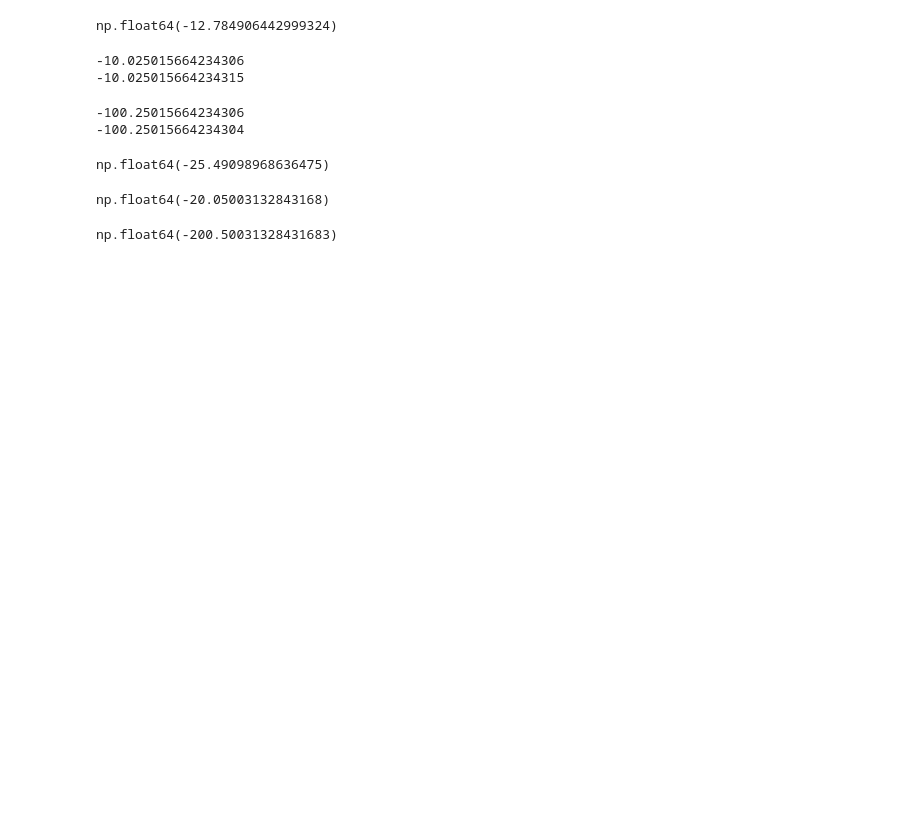
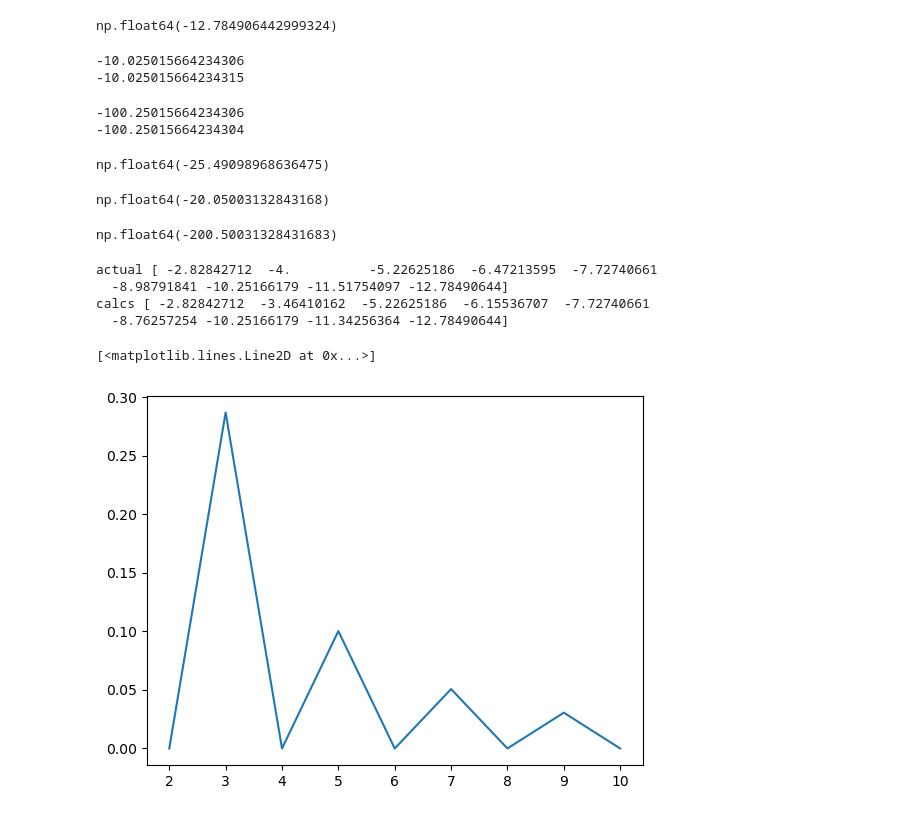
Before and after one commit to tlin06/kans_urop, a Jupyter notebook: TFIM_info/energy_per_site.ipynb, the cells around one changed output. Drawn from its saved outputs; the diff is of its cells as text; code cells hidden in the pictures; blank space fills up the shorter version.

Commit message:
exact GSE calc for evens and checking eloc const for GS

```diff
--- a/TFIM_info/energy_per_site.ipynb
+++ b/TFIM_info/energy_per_site.ipynb
@@ -53,3 +54,23 @@ np.float64(-20.05003132843168)
 ground_state_energy_per_site(10, 20) * 20
 # %% [output]
 np.float64(-200.50031328431683)
+# %%
+J = 1; Gamma = 1
+ns = [n for n in range(2, 11)]
+actuals = []
+calcs = []
+for n in ns:
+    actuals.append(lib.TFIM_hamiltonian(n, J, Gamma).eigenstates()[0][0])
+    calcs.append(n * ground_state_energy_per_site(Gamma, n))
+actuals = np.array(actuals)
+calcs = np.array(calcs)
+print('actual', actuals)
+print('calcs', calcs)
+plt.plot(ns, (actuals - calcs) ** 2)
+# %% [output]
+actual [ -2.82842712  -4.          -5.22625186  -6.47213595  -7.72740661
+  -8.98791841 -10.25166179 -11.51754097 -12.78490644]
+calcs [ -2.82842712  -3.46410162  -5.22625186  -6.15536707  -7.72740661
+  -8.76257254 -10.25166179 -11.34256364 -12.78490644]
+[<matplotlib.lines.Line2D at 0x...>]
+[figure, added]
```
Also changed, not shown: parts of 2 cells of this notebook, 1 other file.
